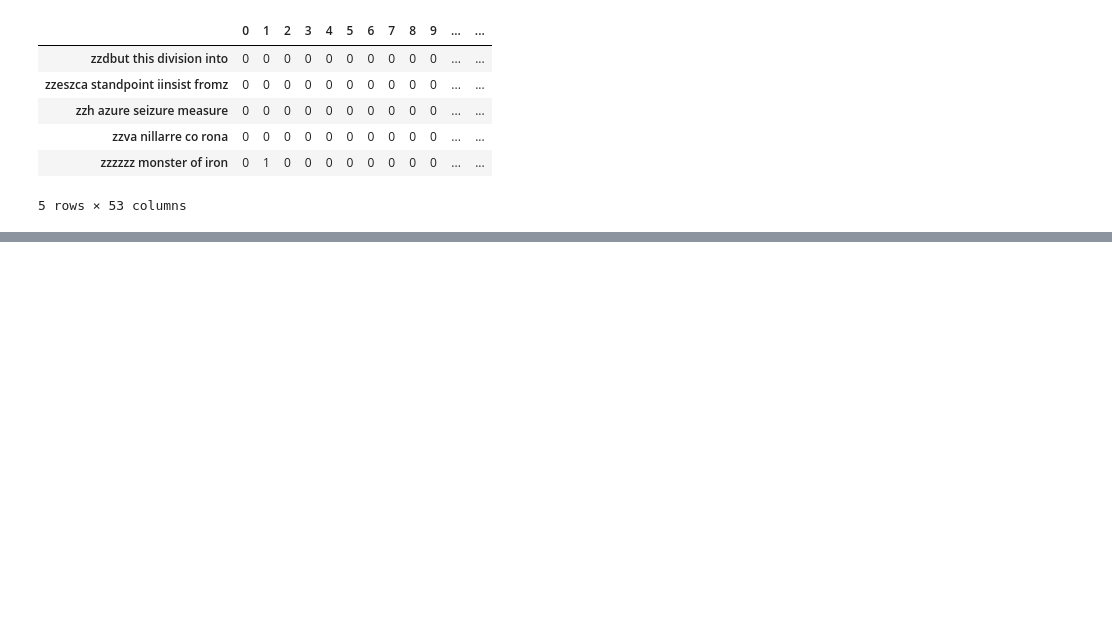
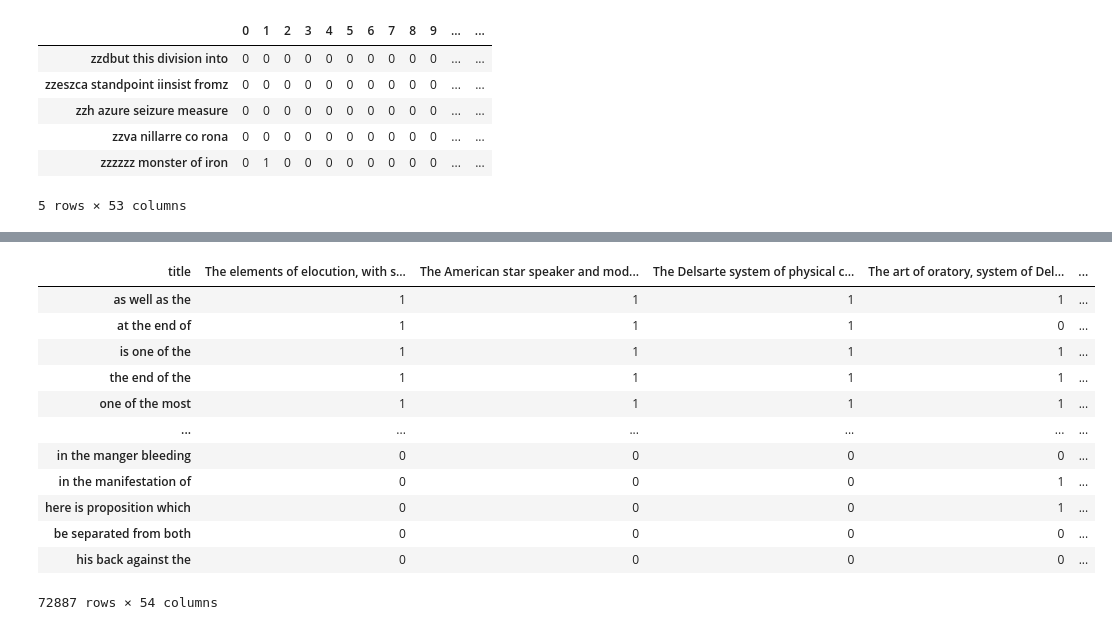
Before and after one commit to lucianli123/booklab-project, a Jupyter notebook: NgramExperiments.ipynb, the cells around one changed output, grey strips where cells are left out. Cells and saved outputs as stored; diff of their text form; code cells hidden in the pictures; blank space fills up the shorter version.

```diff
--- a/NgramExperiments.ipynb
+++ b/NgramExperiments.ipynb
@@ -189,0 +172,10 @@ df_output=df_output.set_index("title")
+# %%
+def floor(num):
+    if num>0:
+        return 1
+    else:
+        return 0
+# %%
+df_output=df_output.applymap(floor)
+# %%
+df_output["sum"]=df_output.sum(axis=1)
@@ -190,2 +197,20 @@ df_output=df_output.set_index("title")
+# %%
+df_output=df_output[df_output["sum"]>2].sort_values("sum", ascending=False)
+# %%
+df_output
+# %% [output]
+| title | The elements of elocution, with s... | The American star speaker and mod... | The Delsarte system of physical c... | The art of oratory, system of Del... | ... |
+| as well as the | 1 | 1 | 1 | 1 | ... |
+| at the end of | 1 | 1 | 1 | 0 | ... |
+| is one of the | 1 | 1 | 1 | 1 | ... |
+| the end of the | 1 | 1 | 1 | 1 | ... |
+| one of the most | 1 | 1 | 1 | 1 | ... |
+| ... | ... | ... | ... | ... | ... |
+| in the manger bleeding | 0 | 0 | 0 | 0 | ... |
+| in the manifestation of | 0 | 0 | 0 | 1 | ... |
+| here is proposition which | 0 | 0 | 0 | 1 | ... |
+| be separated from both | 0 | 0 | 0 | 0 | ... |
+| his back against the | 0 | 0 | 0 | 0 | ... |
+72887 rows × 54 columns
 # %%
 df_output.to_csv("count_matrix.csv")
```
Also changed, not shown: parts of 5 cells of this notebook, 1 other file.
